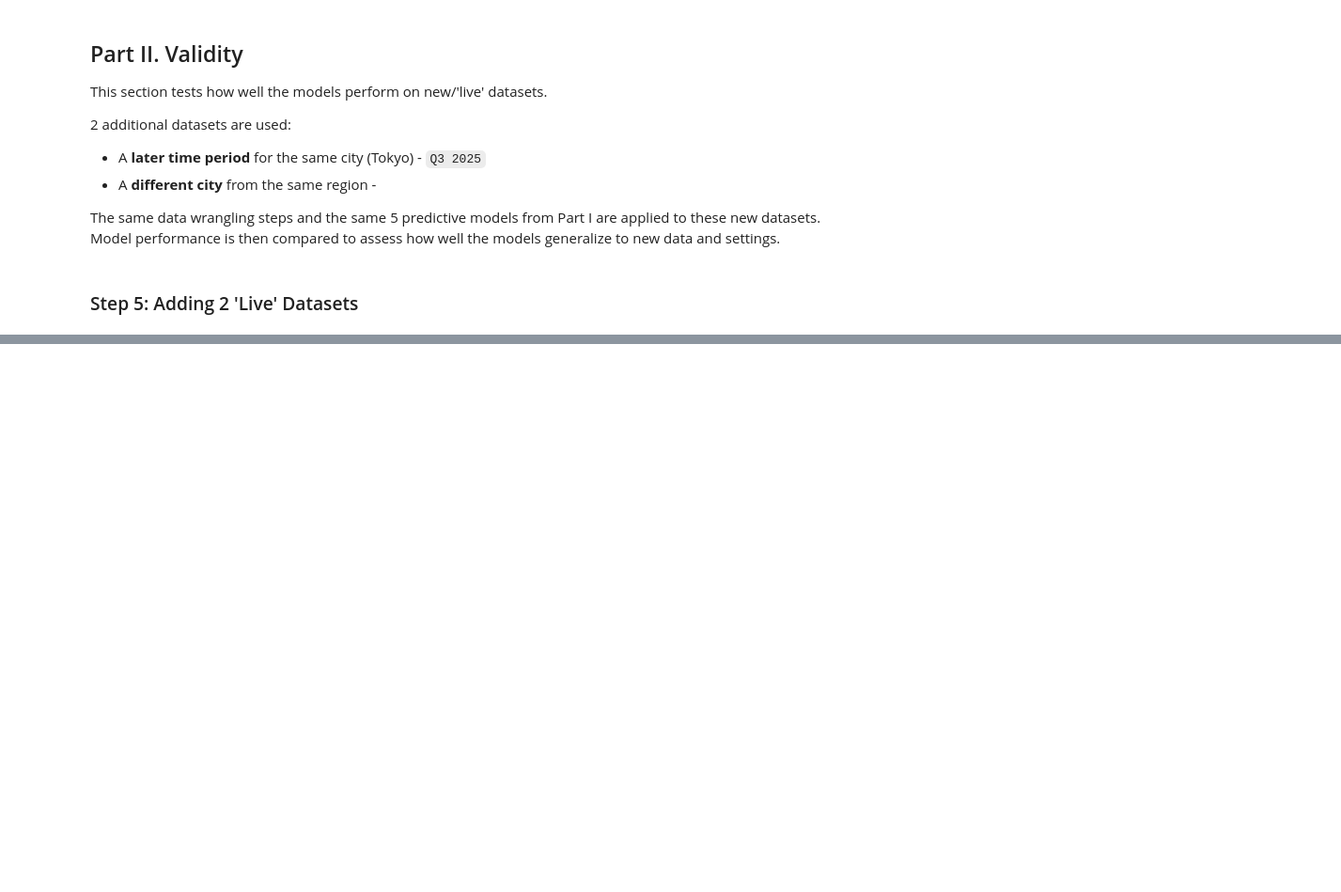
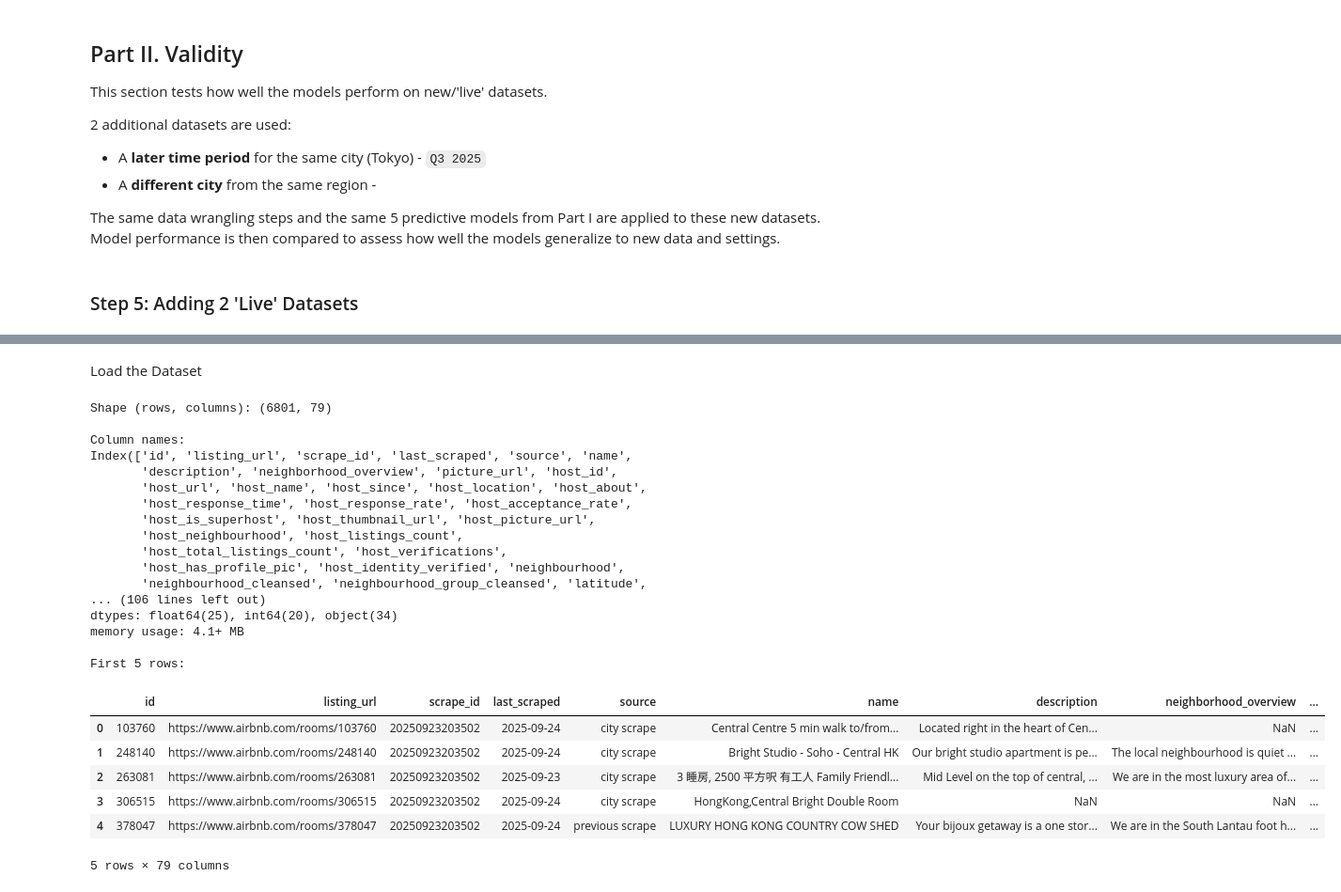
Before and after one commit to zarizachow/Data-Analysis-3, a Jupyter notebook: Assignment-1/chowdhury_zariza_assignment_1_code.ipynb, the cells around one changed output, grey strips where cells are left out. Shown at 94% size. Drawn from its saved outputs; the diff is of its cells as text; code cells hidden in the pictures; blank space fills up the shorter version.

```diff
--- a/Assignment-1/chowdhury_zariza_assignment_1_code.ipynb
+++ b/Assignment-1/chowdhury_zariza_assignment_1_code.ipynb
@@ -875,0 +1122,43 @@ Model performance is then compared to assess how well the models generalize to n
+# %% [markdown]
+Load the Dataset
+# %%
+# Load dataset
+url_hk_latest = "https://raw.githubusercontent.com/zarizachow/Data-Analysis-3/refs/heads/main/Assignment-1/Data/Raw/HongKong_listings/listings.csv"
+df_hk_latest = pd.read_csv(url_hk_latest)
+
+# Basic inspection
+print("Shape (rows, columns):", df_hk_latest.shape)
+
+print("\nColumn names:")
+print(df_hk_latest.columns)
+
+print("\nData types and missing values:")
+df_hk_latest.info()
+
+print("\nFirst 5 rows:")
+df_hk_latest.head()
+# %% [output]
+Shape (rows, columns): (6801, 79)
+
+Column names:
+Index(['id', 'listing_url', 'scrape_id', 'last_scraped', 'source', 'name',
+       'description', 'neighborhood_overview', 'picture_url', 'host_id',
+       'host_url', 'host_name', 'host_since', 'host_location', 'host_about',
+       'host_response_time', 'host_response_rate', 'host_acceptance_rate',
+       'host_is_superhost', 'host_thumbnail_url', 'host_picture_url',
+       'host_neighbourhood', 'host_listings_count',
+       'host_total_listings_count', 'host_verifications',
+       'host_has_profile_pic', 'host_identity_verified', 'neighbourhood',
+       'neighbourhood_cleansed', 'neighbourhood_group_cleansed', 'latitude',
+... (106 lines left out)
+dtypes: float64(25), int64(20), object(34)
+memory usage: 4.1+ MB
+
+First 5 rows:
+|  | id | listing_url | scrape_id | last_scraped | source | name | description | neighborhood_overview | ... |
+| 0 | 103760 | https://www.airbnb.com/rooms/103760 | 20250923203502 | 2025-09-24 | city scrape | Central Centre 5 min walk to/from... | Located right in the heart of Cen... | NaN | ... |
+| 1 | 248140 | https://www.airbnb.com/rooms/248140 | 20250923203502 | 2025-09-24 | city scrape | Bright Studio - Soho - Central HK | Our bright studio apartment is pe... | The local neighbourhood is quiet ... | ... |
+| 2 | 263081 | https://www.airbnb.com/rooms/263081 | 20250923203502 | 2025-09-23 | city scrape | 3 睡房, 2500 平方呎 有工人 Family Friendl... | Mid Level on the top of central, ... | We are in the most luxury area of... | ... |
+| 3 | 306515 | https://www.airbnb.com/rooms/306515 | 20250923203502 | 2025-09-24 | city scrape | HongKong,Central Bright Double Room | NaN | NaN | ... |
+| 4 | 378047 | https://www.airbnb.com/rooms/378047 | 20250923203502 | 2025-09-24 | previous scrape | LUXURY HONG KONG COUNTRY COW SHED | Your bijoux getaway is a one stor... | We are in the South Lantau foot h... | ... |
+5 rows × 79 columns
```
Also changed, not shown: parts of 66 cells of this notebook, 5 other files.
